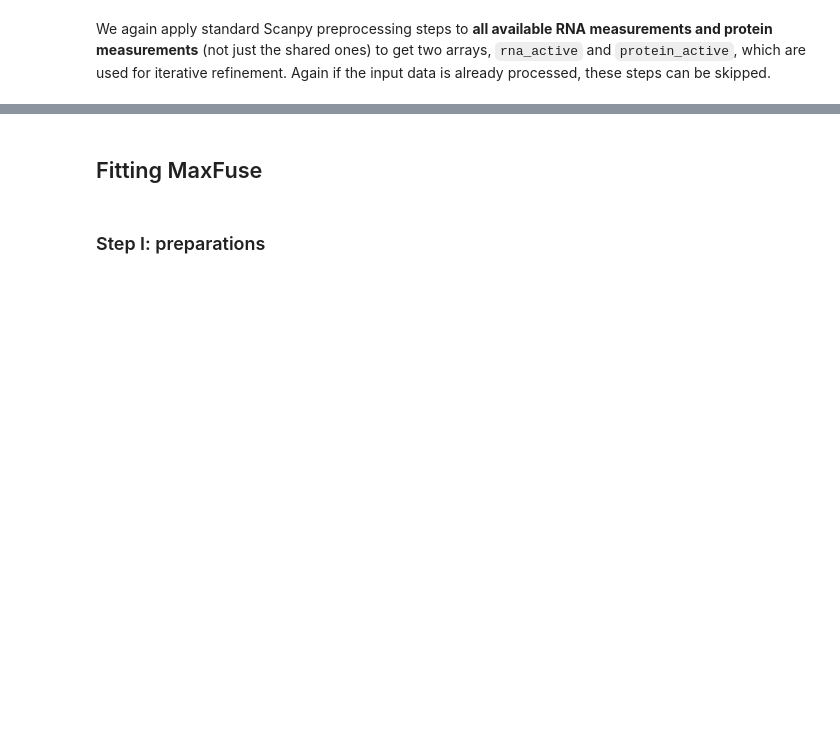
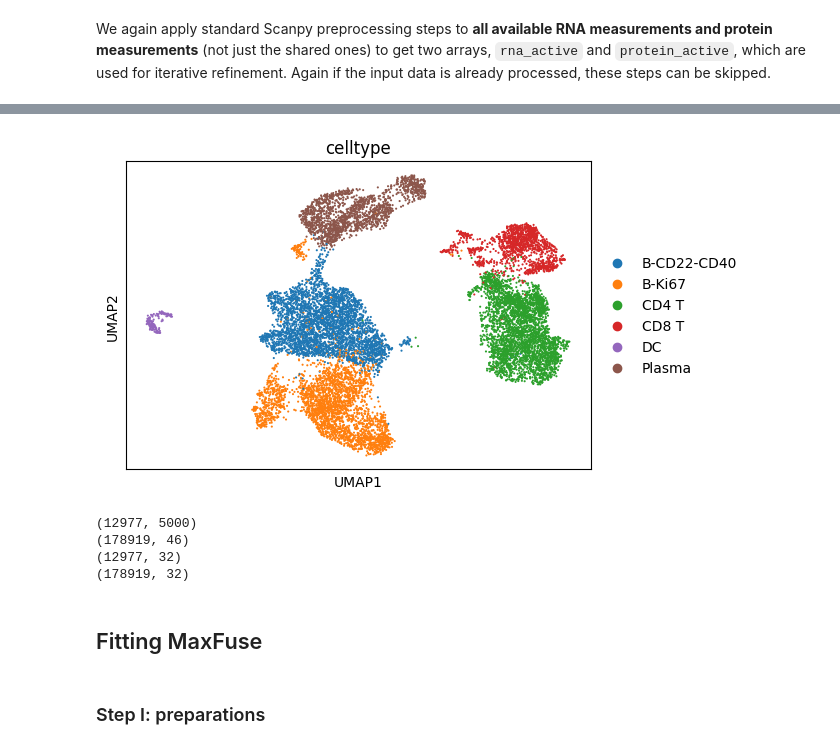
Before and after one commit to shuxiaoc/maxfuse, a Jupyter notebook: docs/tonsil_codex_rnaseq.ipynb, the cells around one changed output, grey strips where cells are left out. Cells and saved outputs as stored; diff of their text form; code cells hidden in the pictures; blank space fills up the shorter version.

```diff
--- a/docs/tonsil_codex_rnaseq.ipynb
+++ b/docs/tonsil_codex_rnaseq.ipynb
@@ -146,3 +164,10 @@ sc.pp.highly_variable_genes(rna_adata, n_top_genes=5000)
 # only retain highly variable genes
 rna_adata = rna_adata[:, rna_adata.var.highly_variable].copy()
 sc.pp.scale(rna_adata)
+# %%
+# plot UMAPs of rna cells based on all active rna markers
+
+sc.pp.neighbors(rna_adata, n_neighbors=15)
+sc.tl.umap(rna_adata)
+sc.pl.umap(rna_adata, color='celltype')
+# %% [output]
@@ -148,0 +176 @@ sc.pp.scale(rna_adata)
+[figure, added]
@@ -152,6 +187,17 @@ rna_active = rna_adata.X
 protein_active = protein_adata.X
 rna_active = rna_active[:, rna_active.std(axis=0) > 1e-5] # these are fine since already using variable features
 protein_active = protein_active[:, protein_active.std(axis=0) > 1e-5] # protein are generally variable
+# %%
+# inspect shape of the four matrices
+print(rna_active.shape)
+print(protein_active.shape)
+print(rna_shared.shape)
+print(protein_shared.shape)
+# %% [output]
+(12977, 5000)
+(178919, 46)
+(12977, 32)
+(178919, 32)
 # %% [markdown]
 ## Fitting MaxFuse
 # %% [markdown]
```
Also changed, not shown: parts of 22 cells of this notebook.
